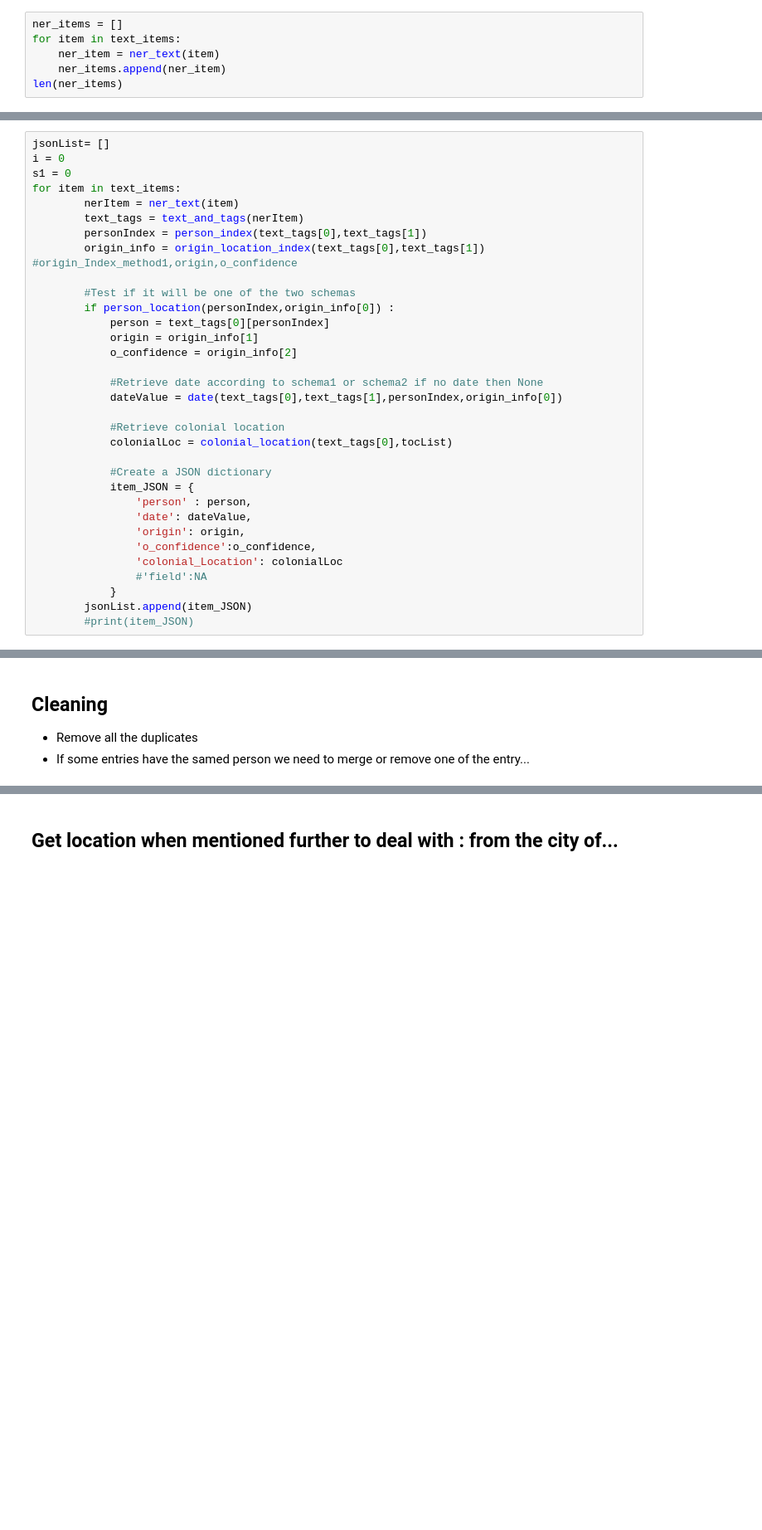
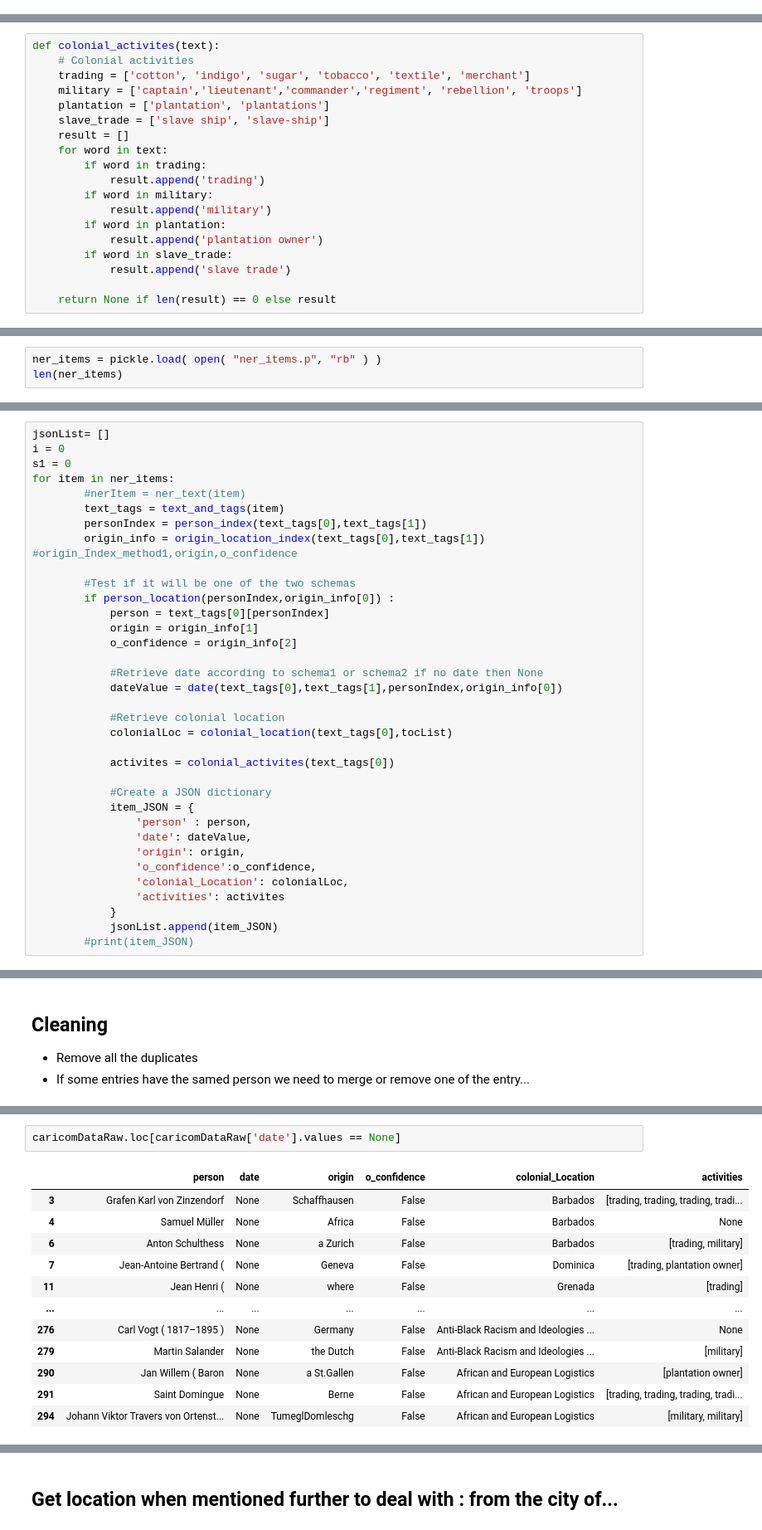
Before and after one commit to ych-wang/Colonial-heritage-in-Switzerland, a Jupyter notebook: caricom-text-processing.ipynb, the cells around one changed output, grey strips where cells are left out. Shown at 83% size. Drawn from its saved outputs; the diff is of its cells as text; blank space fills up the shorter version.

Commit message:
activities
need improvement

```diff
--- a/caricom-text-processing.ipynb
+++ b/caricom-text-processing.ipynb
@@ -288,6 +319,0 @@ True
-# %%
-ner_items = []
-for item in text_items:
-    ner_item = ner_text(item)
-    ner_items.append(ner_item)
-len(ner_items)
@@ -714,3 +640,22 @@ def colonial_location(text,tocList) :
     colonialLoc = tocList[tocListIndex.index(tocFromText)][1]
 
     return colonialLoc
+# %%
+def colonial_activites(text):
+    # Colonial activities
+    trading = ['cotton', 'indigo', 'sugar', 'tobacco', 'textile', 'merchant']
+    military = ['captain','lieutenant','commander','regiment', 'rebellion', 'troops']
+    plantation = ['plantation', 'plantations']
+    slave_trade = ['slave ship', 'slave-ship']
+    result = []
+    for word in text:
+        if word in trading:
+            result.append('trading')
+        if word in military:
+            result.append('military')
+        if word in plantation:
+            result.append('plantation owner')
+        if word in slave_trade:
+            result.append('slave trade')
+
+    return None if len(result) == 0 else result
@@ -718,0 +683,3 @@ def colonial_location(text,tocList) :
+# %%
+ner_items = pickle.load( open( "ner_items.p", "rb" ) )
+len(ner_items)
@@ -720,9 +689,9 @@ def colonial_location(text,tocList) :
 jsonList= []
 i = 0
 s1 = 0
-for item in text_items:
-        nerItem = ner_text(item)
-        text_tags = text_and_tags(nerItem)
+for item in ner_items:
+        #nerItem = ner_text(item)
+        text_tags = text_and_tags(item)
         personIndex = person_index(text_tags[0],text_tags[1])
         origin_info = origin_location_index(text_tags[0],text_tags[1]) #origin_Index_method1,origin,o_confidence
 
@@ -738,14 +707,16 @@ for item in text_items:
             #Retrieve colonial location
             colonialLoc = colonial_location(text_tags[0],tocList)
 
+            activites = colonial_activites(text_tags[0])
+
             #Create a JSON dictionary
             item_JSON = {
                 'person' : person,
                 'date': dateValue,
                 'origin': origin,
                 'o_confidence':o_confidence,
-                'colonial_Location': colonialLoc
-                #'field':NA
+                'colonial_Location': colonialLoc,
+                'activities': activites
             }
-        jsonList.append(item_JSON)
+            jsonList.append(item_JSON)
         #print(item_JSON)
@@ -813,0 +797,15 @@ s1_items[10]
+# %%
+caricomDataRaw.loc[caricomDataRaw['date'].values == None]
+# %% [output]
+|  | person | date | origin | o_confidence | colonial_Location | activities |
+| 3 | Grafen Karl von Zinzendorf | None | Schaffhausen | False | Barbados | [trading, trading, trading, tradi... |
+| 4 | Samuel Müller | None | Africa | False | Barbados | None |
+| 6 | Anton Schulthess | None | a Zurich | False | Barbados | [trading, military] |
+| 7 | Jean-Antoine Bertrand ( | None | Geneva | False | Dominica | [trading, plantation owner] |
+| 11 | Jean Henri ( | None | where | False | Grenada | [trading] |
+| ... | ... | ... | ... | ... | ... | ... |
+| 276 | Carl Vogt ( 1817–1895 ) | None | Germany | False | Anti-Black Racism and Ideologies ... | None |
+| 279 | Martin Salander | None | the Dutch | False | Anti-Black Racism and Ideologies ... | [military] |
+| 290 | Jan Willem ( Baron | None | a St.Gallen | False | African and European Logistics | [plantation owner] |
+| 291 | Saint Domingue | None | Berne | False | African and European Logistics | [trading, trading, trading, tradi... |
+| 294 | Johann Viktor Travers von Ortenst... | None | TumeglDomleschg | False | African and European Logistics | [military, military] |
```
Also changed, not shown: parts of 44 cells of this notebook, 3 other files.
